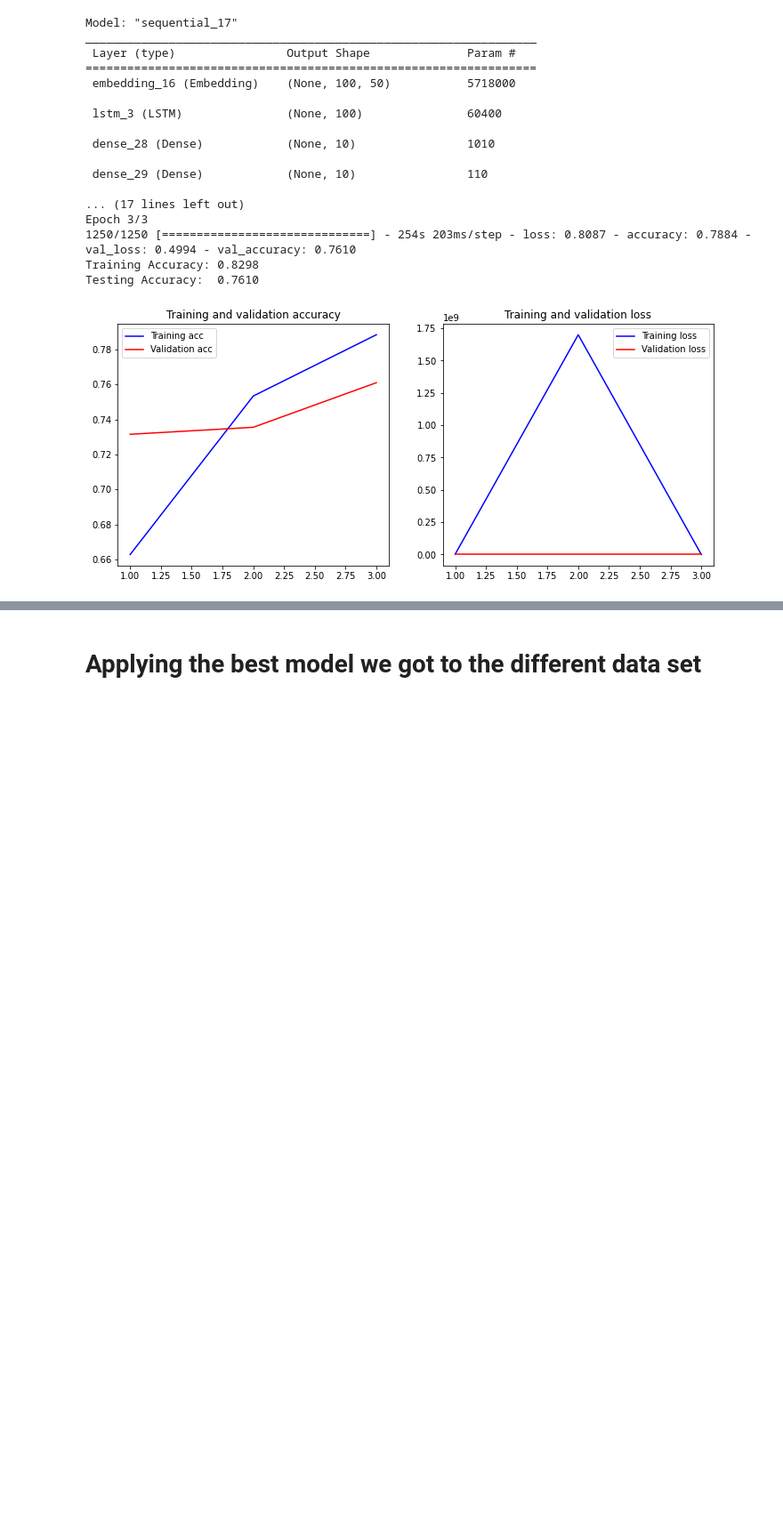
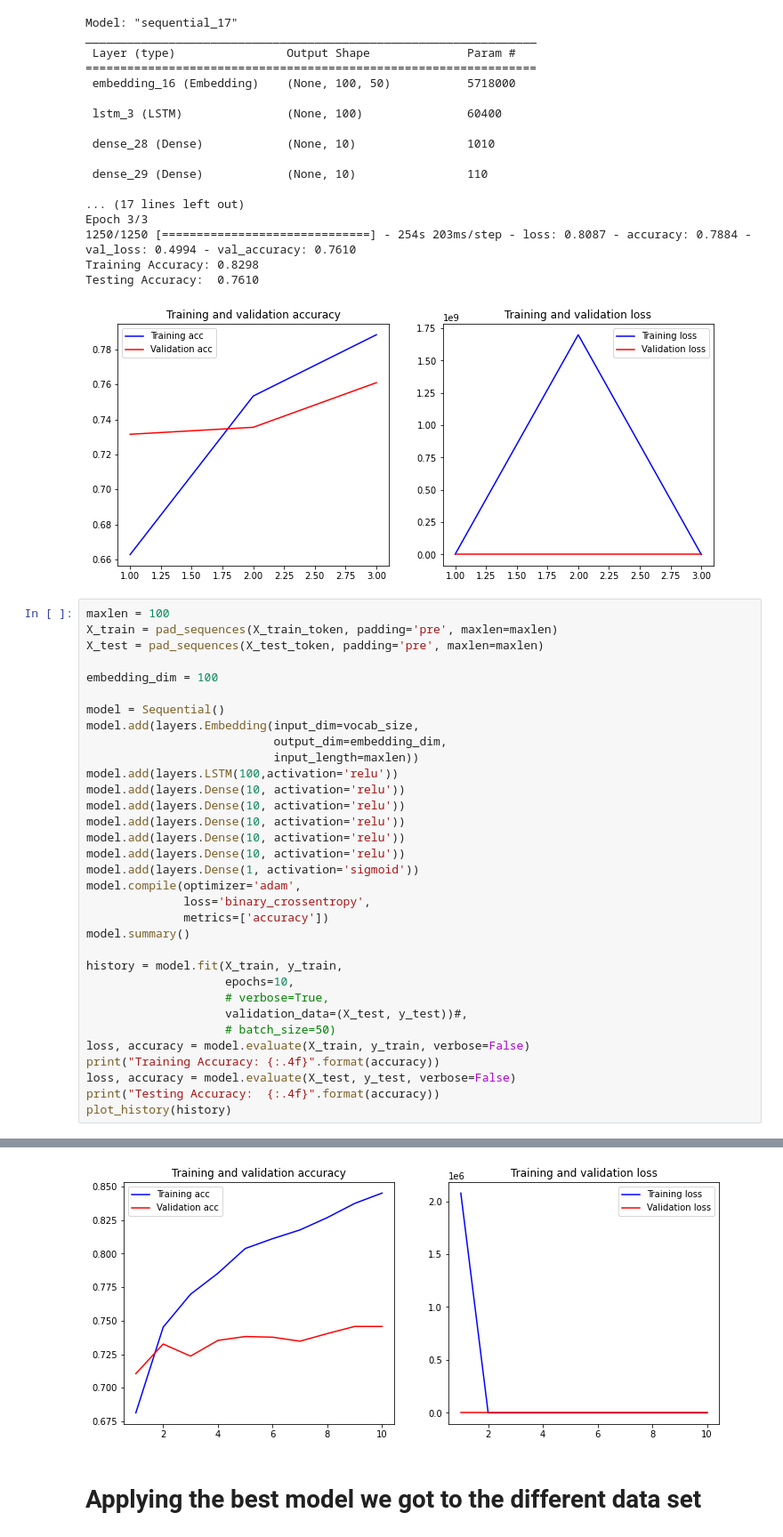
Before and after one commit to DanielHauersperger/Deep-Learning-Movie-Reviews, a Jupyter notebook: Movie_Review_Final2.ipynb, the cells around one changed output, grey strips where cells are left out. Shown at 89% size. Drawn from its saved outputs; the diff is of its cells as text; blank space fills up the shorter version.

```diff
--- a/Movie_Review_Final2.ipynb
+++ b/Movie_Review_Final2.ipynb
@@ -561,3 +561,37 @@ Epoch 3/3
 Training Accuracy: 0.8298
 Testing Accuracy:  0.7610
 [figure]
+# %%
+maxlen = 100
+X_train = pad_sequences(X_train_token, padding='pre', maxlen=maxlen)
+X_test = pad_sequences(X_test_token, padding='pre', maxlen=maxlen)
+
+embedding_dim = 100
+
+model = Sequential()
+model.add(layers.Embedding(input_dim=vocab_size,
+                           output_dim=embedding_dim,
+                           input_length=maxlen))
+model.add(layers.LSTM(100,activation='relu'))
+model.add(layers.Dense(10, activation='relu'))
+model.add(layers.Dense(10, activation='relu'))
+model.add(layers.Dense(10, activation='relu'))
+model.add(layers.Dense(10, activation='relu'))
+model.add(layers.Dense(10, activation='relu'))
+model.add(layers.Dense(1, activation='sigmoid'))
+model.compile(optimizer='adam',
+              loss='binary_crossentropy',
+              metrics=['accuracy'])
+model.summary()
+
+history = model.fit(X_train, y_train,
+                    epochs=10,
+                    # verbose=True,
+                    validation_data=(X_test, y_test))#,
+                    # batch_size=50)
+loss, accuracy = model.evaluate(X_train, y_train, verbose=False)
+print("Training Accuracy: {:.4f}".format(accuracy))
+loss, accuracy = model.evaluate(X_test, y_test, verbose=False)
+print("Testing Accuracy:  {:.4f}".format(accuracy))
+plot_history(history)
+# %% [output]
@@ -564,3 +615,4 @@ Testing Accuracy:  0.7610
+[figure, added]
 # %% [markdown]
 # Applying the best model we got to the different data set
 # %%
```
Also changed, not shown: parts of 3 cells of this notebook.
